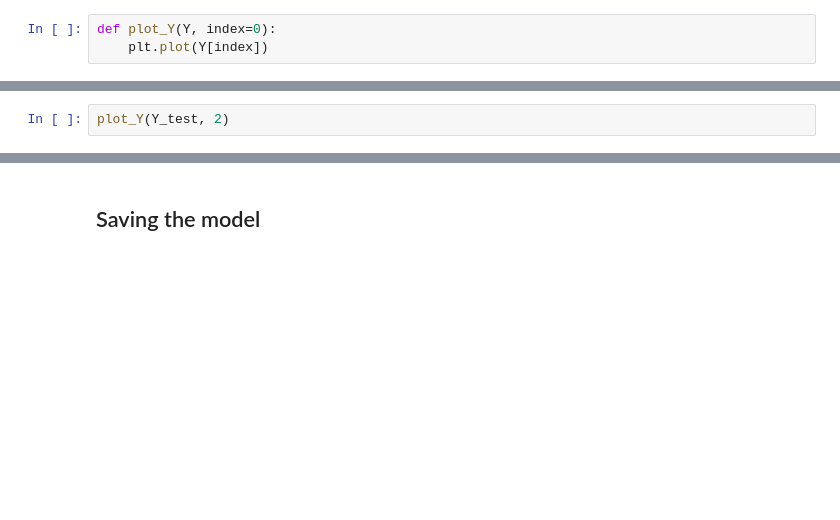
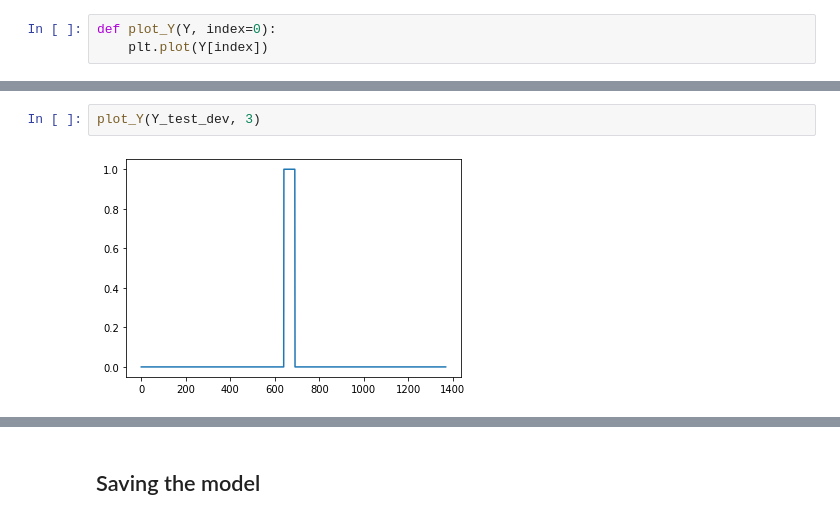
Before and after one commit to ybchen97/filler_detection, a Jupyter notebook: model.ipynb, the cells around one changed output, grey strips where cells are left out. Drawn from its saved outputs; the diff is of its cells as text; blank space fills up the shorter version.

```diff
--- a/model.ipynb
+++ b/model.ipynb
@@ -558,3 +576,5 @@ evaluate_model(model, X_test, Y_test)
-# %%
-plot_Y(Y_test, 2)
+# %%
+plot_Y(Y_test_dev, 3)
+# %% [output]
+[figure, added]
 # %%
```
Also changed, not shown: parts of 28 cells of this notebook.
